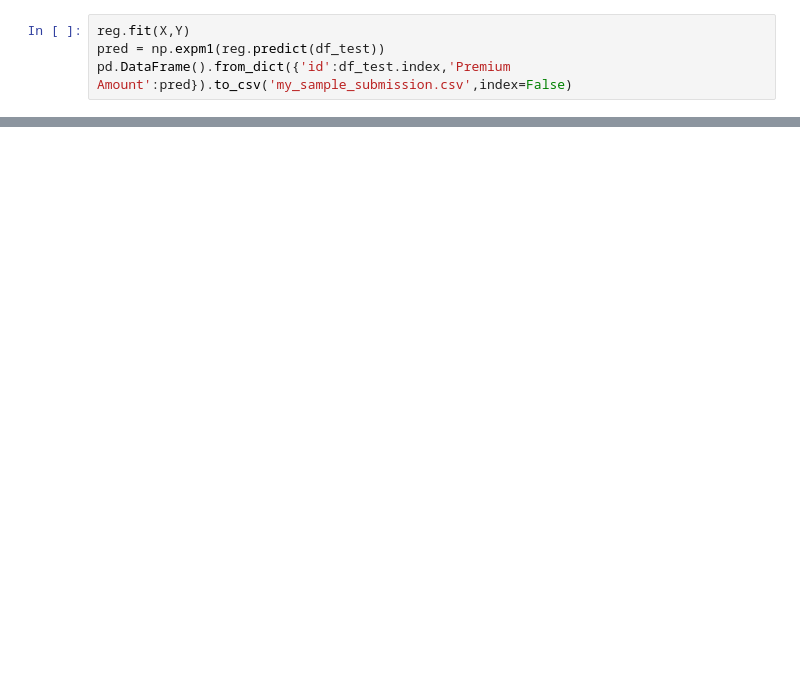
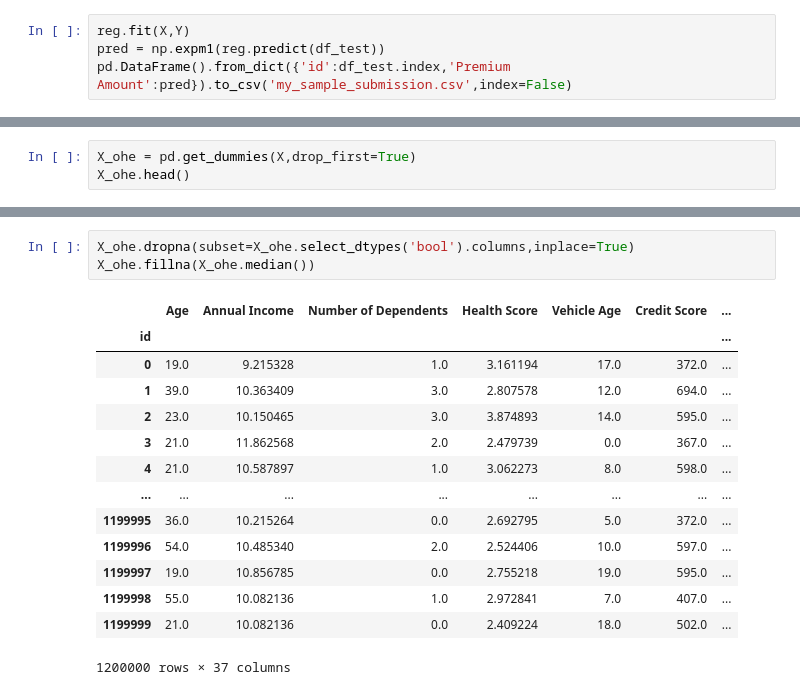
Before and after one commit to xelanicol/Portfolio, a Jupyter notebook: Kaggle_regression_insurance/solution_score_1.04541.ipynb, the cells around one changed output, grey strips where cells are left out. Cells and saved outputs as stored; diff of their text form; blank space fills up the shorter version.

```diff
--- a/Kaggle_regression_insurance/solution_score_1.04541.ipynb
+++ b/Kaggle_regression_insurance/solution_score_1.04541.ipynb
@@ -225,0 +259,3 @@ importance.sort_values(by='importances_mean').plot(kind='barh',xerr='importances
+# %%
+X_ohe = pd.get_dummies(X,drop_first=True)
+X_ohe.head()
@@ -225,0 +271,18 @@ importance.sort_values(by='importances_mean').plot(kind='barh',xerr='importances
+# %%
+X_ohe.dropna(subset=X_ohe.select_dtypes('bool').columns,inplace=True)
+X_ohe.fillna(X_ohe.median())
+# %% [output]
+|  | Age | Annual Income | Number of Dependents | Health Score | Vehicle Age | Credit Score | ... |
+| id |  |  |  |  |  |  | ... |
+| 0 | 19.0 | 9.215328 | 1.0 | 3.161194 | 17.0 | 372.0 | ... |
+| 1 | 39.0 | 10.363409 | 3.0 | 2.807578 | 12.0 | 694.0 | ... |
+| 2 | 23.0 | 10.150465 | 3.0 | 3.874893 | 14.0 | 595.0 | ... |
+| 3 | 21.0 | 11.862568 | 2.0 | 2.479739 | 0.0 | 367.0 | ... |
+| 4 | 21.0 | 10.587897 | 1.0 | 3.062273 | 8.0 | 598.0 | ... |
+| ... | ... | ... | ... | ... | ... | ... | ... |
+| 1199995 | 36.0 | 10.215264 | 0.0 | 2.692795 | 5.0 | 372.0 | ... |
+| 1199996 | 54.0 | 10.485340 | 2.0 | 2.524406 | 10.0 | 597.0 | ... |
+| 1199997 | 19.0 | 10.856785 | 0.0 | 2.755218 | 19.0 | 595.0 | ... |
+| 1199998 | 55.0 | 10.082136 | 1.0 | 2.972841 | 7.0 | 407.0 | ... |
+| 1199999 | 21.0 | 10.082136 | 0.0 | 2.409224 | 18.0 | 502.0 | ... |
+1200000 rows × 37 columns
```
Also changed, not shown: parts of 12 cells of this notebook, 5 other files.
